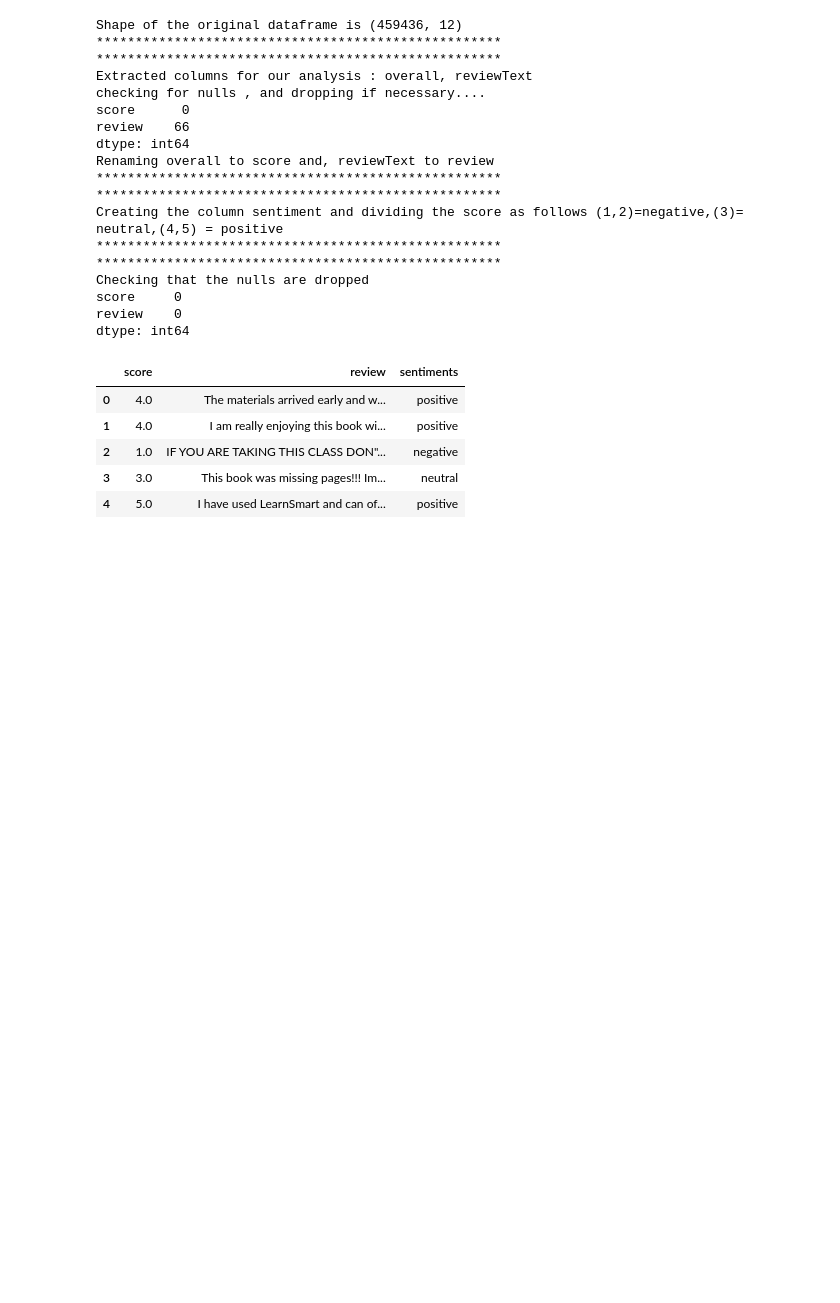
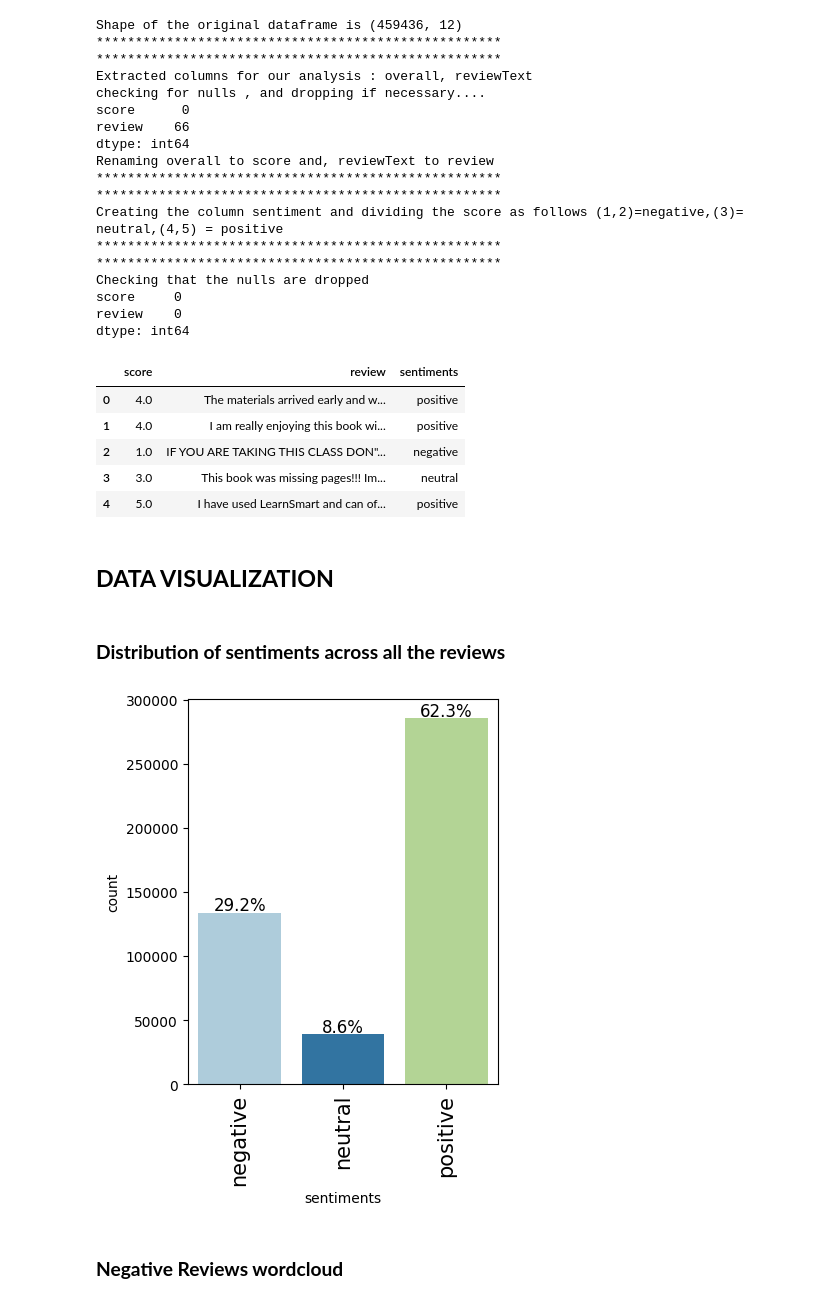
Before and after one commit to cfreeman22/D213, a Jupyter notebook: d213_task2_b.ipynb, the cells around one changed output. Saved outputs shown, nothing was run; the diff lists cells and outputs as text; code cells hidden in the pictures; blank space fills up the shorter version.

```diff
--- a/d213_task2_b.ipynb
+++ b/d213_task2_b.ipynb
@@ -45,3 +95,13 @@ data.head()
 | 2 | 1.0 | IF YOU ARE TAKING THIS CLASS DON"... | negative |
 | 3 | 3.0 | This book was missing pages!!! Im... | neutral |
 | 4 | 5.0 | I have used LearnSmart and can of... | positive |
+# %% [markdown]
+## __DATA VISUALIZATION__
+# %% [markdown]
+### __Distribution of sentiments across all the reviews__
+# %%
+prep.labeled_barplot(data, "sentiments", perc=True)
+# %% [output]
+[figure, added]
+# %% [markdown]
+### __Negative Reviews wordcloud__
```
Also changed, not shown: parts of 24 cells of this notebook.
